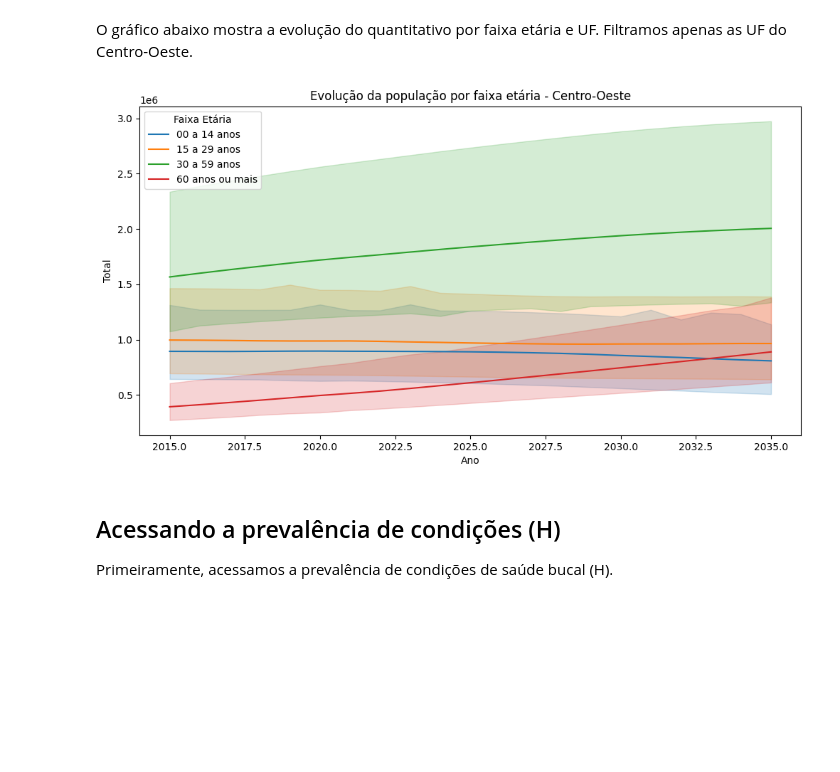
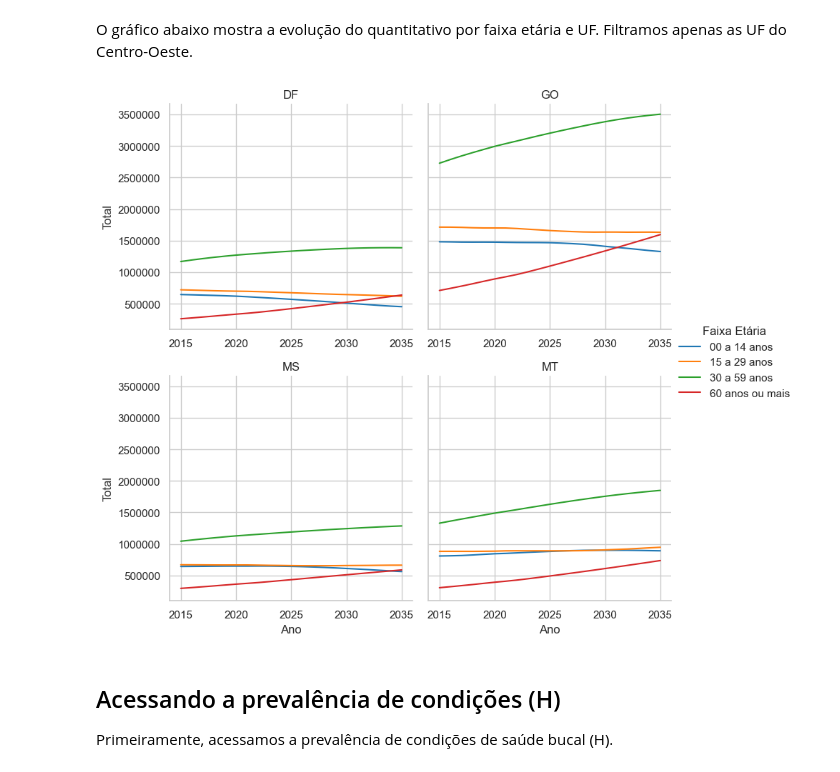
Before and after one commit to danielppagotto/saude_bucal, a Jupyter notebook: 10_sisdim/sisdim_racional_sb.ipynb, the cells around one changed output. Cells and saved outputs as stored; diff of their text form; code cells hidden in the pictures; blank space fills up the shorter version.

Commit message:
refactor: refatoração dos gráficos da evolução

```diff
--- a/10_sisdim/sisdim_racional_sb.ipynb
+++ b/10_sisdim/sisdim_racional_sb.ipynb
@@ -33,18 +31,30 @@ projecoes_tratadas.head()
 # %% [markdown]
 O gráfico abaixo mostra a evolução do quantitativo por faixa etária e UF.
 Filtramos apenas as UF do Centro-Oeste.
-# %%
-filtro = projecoes_tratadas.query("uf in ['GO', 'DF', 'MT', 'MS']")
-
-plt.figure(figsize=(12,6))
-sns.lineplot(data=filtro, x="ano", y="total", hue="faixa_etaria")
-plt.title("Evolução da população por faixa etária - Centro-Oeste")
-plt.xlabel("Ano")
-plt.ylabel("Total")
-plt.legend(title="Faixa Etária")
-plt.show()
-# %% [output]
-[figure, removed]
+# %%
+import matplotlib.pyplot as plt
+import matplotlib.ticker as mtick
+import seaborn as sns
+
+df_plot = (
+    df_filtrado
+    .groupby(['ano', 'uf', 'faixa_etaria'], as_index=False)
+    .agg({'total': 'sum'})
+)
+
+g = sns.FacetGrid(df_plot, col="uf", col_wrap=2, sharex=False, sharey=True, height=4)
+g.map_dataframe(sns.lineplot, x="ano", y="total", hue="faixa_etaria", palette="tab10")
+g.add_legend(title="Faixa Etária")
+g.set_axis_labels("Ano", "Total")
+g.set_titles("{col_name}")
+
+for ax in g.axes.flatten():
+    ax.yaxis.set_major_formatter(mtick.ScalarFormatter(useOffset=False))
+    ax.ticklabel_format(style='plain', axis='y')
+
+plt.show()
+# %% [output]
+[figure, added]
 # %% [markdown]
 ## Acessando a prevalência de condições (H)
 
```
Also changed, not shown: parts of 1 cell of this notebook.
